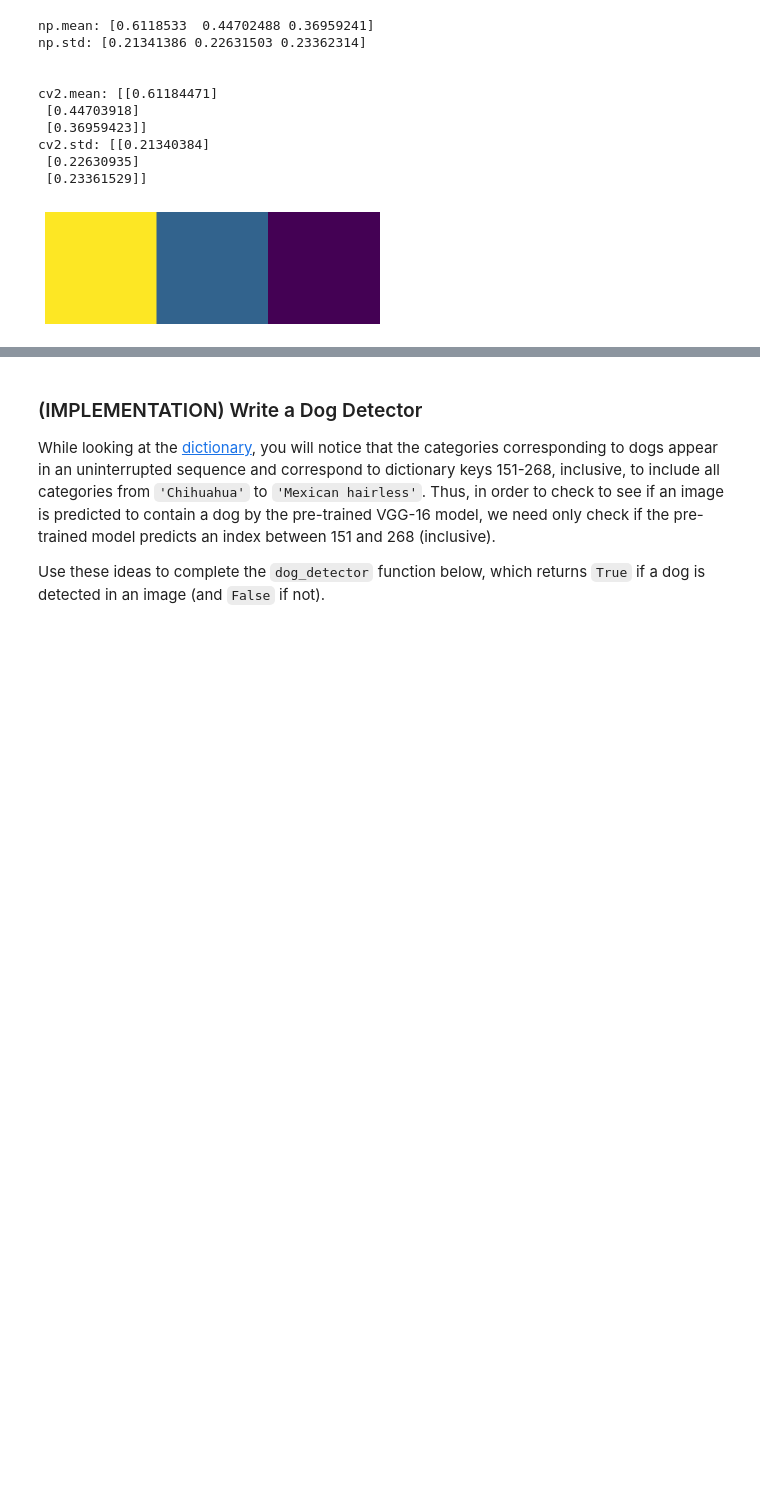
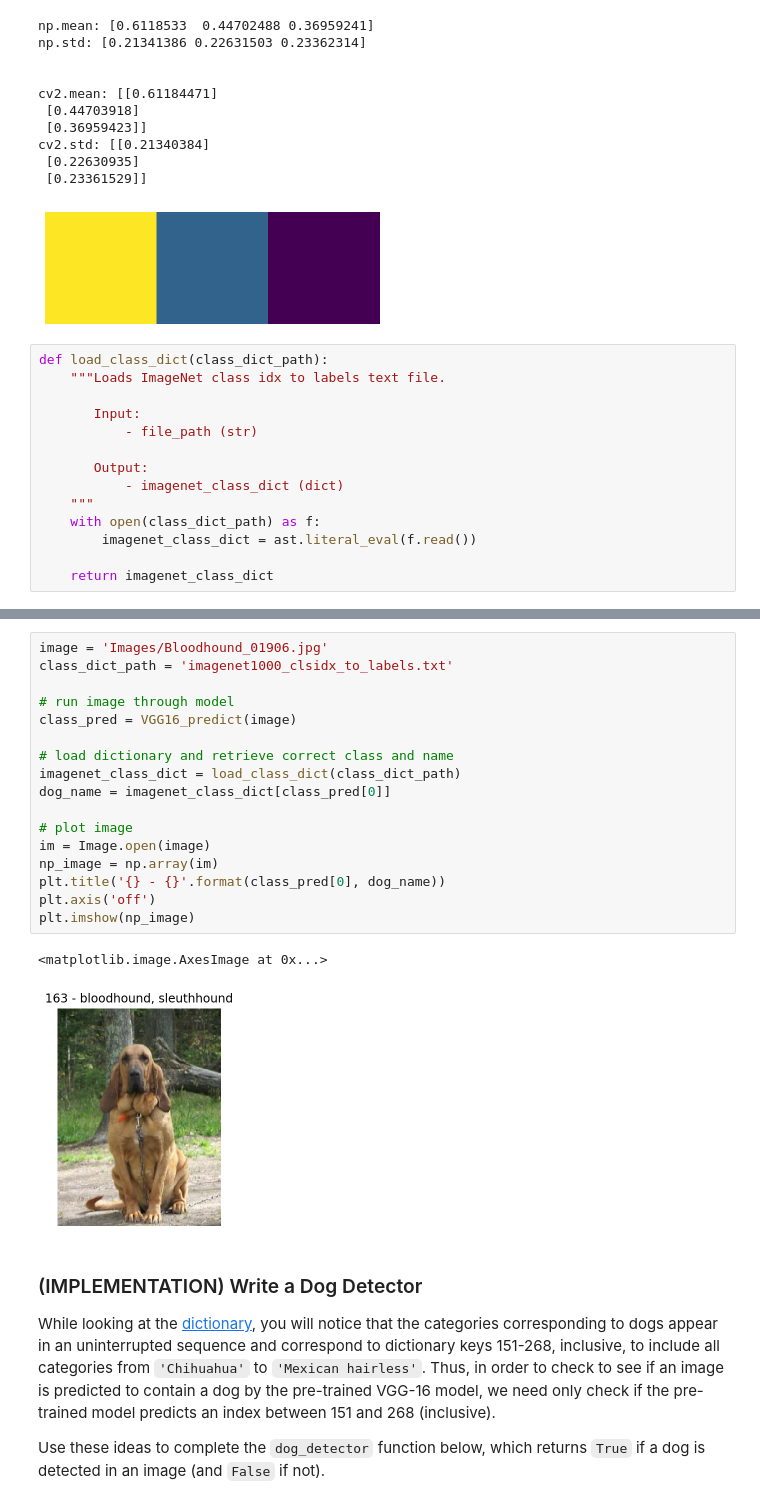
Before and after one commit to justinbellucci/dog_breed_classifier_app, a Jupyter notebook: dog_app.ipynb, the cells around one changed output, grey strips where cells are left out. Cells and saved outputs as stored; diff of their text form; blank space fills up the shorter version.

Commit message:
feature - predict functionality

```diff
--- a/dog_app.ipynb
+++ b/dog_app.ipynb
@@ -448,6 +448,20 @@ cv2.std: [[0.21340384]
  [0.22630935]
  [0.23361529]]
 [figure]
+# %%
+def load_class_dict(class_dict_path):
+    """Loads ImageNet class idx to labels text file.
+
+       Input:
+           - file_path (str)
+
+       Output:
+           - imagenet_class_dict (dict)
+    """
+    with open(class_dict_path) as f:
+        imagenet_class_dict = ast.literal_eval(f.read())
+
+    return imagenet_class_dict
 # %%
 from PIL import Image
 import torchvision.transforms as transforms
@@ -519,3 +546,23 @@ def VGG16_predict(img_path):
+# %%
+image = 'Images/Bloodhound_01906.jpg'
+class_dict_path = 'imagenet1000_clsidx_to_labels.txt'
+
+# run image through model
+class_pred = VGG16_predict(image)
+
+# load dictionary and retrieve correct class and name
+imagenet_class_dict = load_class_dict(class_dict_path)
+dog_name = imagenet_class_dict[class_pred[0]]
+
+# plot image
+im = Image.open(image)
+np_image = np.array(im)
+plt.title('{} - {}'.format(class_pred[0], dog_name))
+plt.axis('off')
+plt.imshow(np_image)
+# %% [output]
+<matplotlib.image.AxesImage at 0x...>
+[figure, added]
 # %% [markdown]
 ### (IMPLEMENTATION) Write a Dog Detector
 
```
Also changed, not shown: parts of 2 cells of this notebook.
